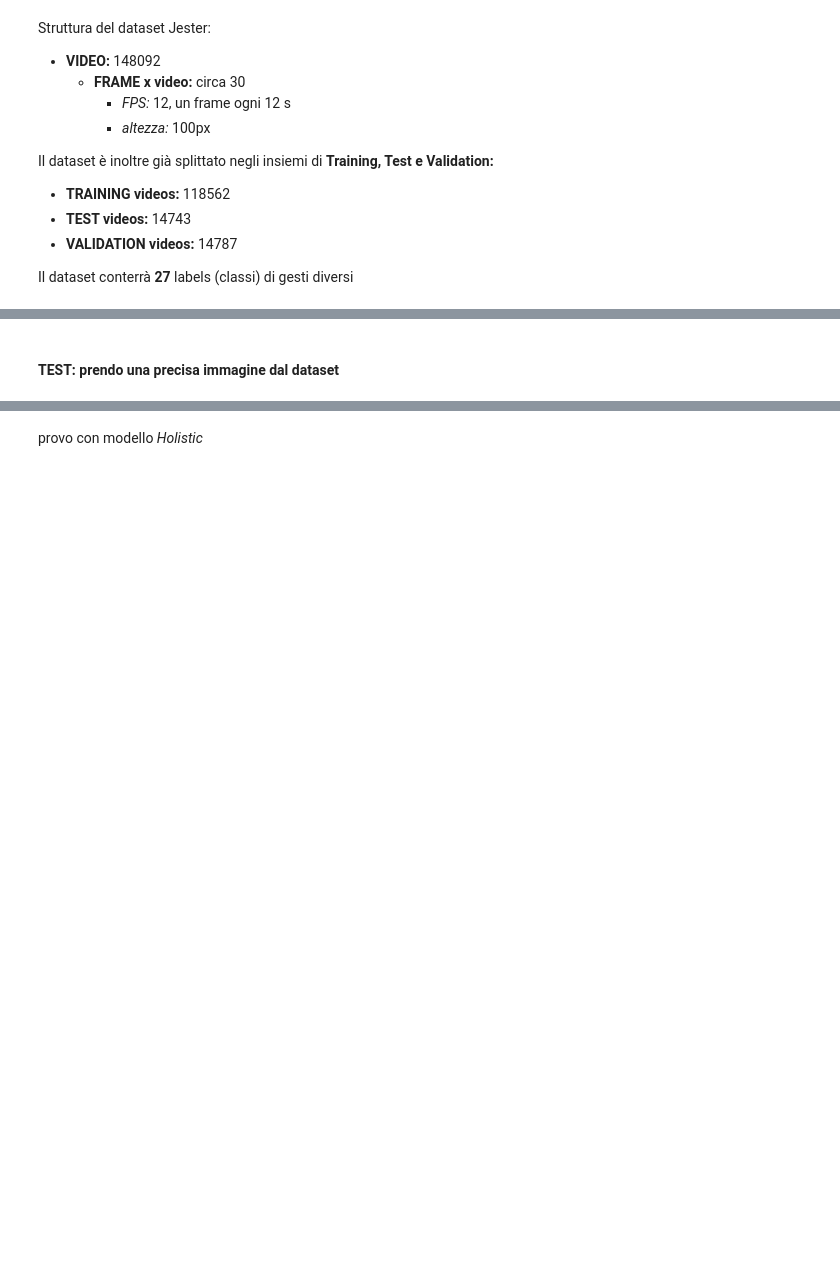
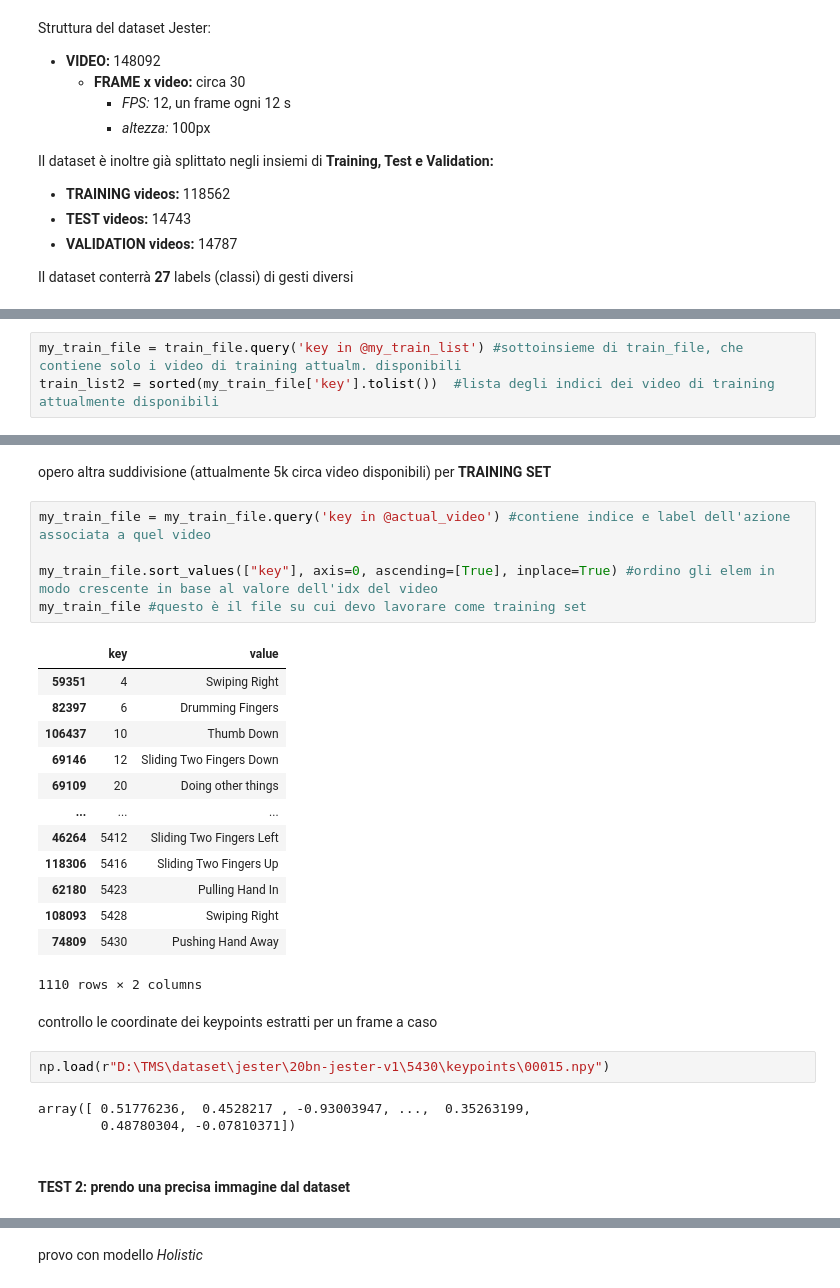
Before and after one commit to t-perniola/HGR-4-Social-Robotics, a Jupyter notebook: ActionDetectionDataset.ipynb, the cells around one changed output, grey strips where cells are left out. Drawn from its saved outputs; the diff is of its cells as text; blank space fills up the shorter version.

```diff
--- a/ActionDetectionDataset.ipynb
+++ b/ActionDetectionDataset.ipynb
@@ -190,0 +221,3 @@ numero di frames per ciascun video, rispettivamente: [37, 30, 35, 37, 35]
+# %%
+my_train_file = train_file.query('key in @my_train_list') #sottoinsieme di train_file, che contiene solo i video di training attualm. disponibili
+train_list2 = sorted(my_train_file['key'].tolist())  #lista degli indici dei video di training attualmente disponibili
@@ -191,3 +330,31 @@ numero di frames per ciascun video, rispettivamente: [37, 30, 35, 37, 35]
+# %% [markdown]
+opero altra suddivisione (attualmente 5k circa video disponibili) per **TRAINING SET**
+# %%
+my_train_file = my_train_file.query('key in @actual_video') #contiene indice e label dell'azione associata a quel video
+
+my_train_file.sort_values(["key"], axis=0, ascending=[True], inplace=True) #ordino gli elem in modo crescente in base al valore dell'idx del video
+my_train_file #questo è il file su cui devo lavorare come training set
+# %% [output]
+|  | key | value |
+| 59351 | 4 | Swiping Right |
+| 82397 | 6 | Drumming Fingers |
+| 106437 | 10 | Thumb Down |
+| 69146 | 12 | Sliding Two Fingers Down |
+| 69109 | 20 | Doing other things |
+| ... | ... | ... |
+| 46264 | 5412 | Sliding Two Fingers Left |
+| 118306 | 5416 | Sliding Two Fingers Up |
+| 62180 | 5423 | Pulling Hand In |
+| 108093 | 5428 | Swiping Right |
+| 74809 | 5430 | Pushing Hand Away |
+1110 rows × 2 columns
+# %% [markdown]
+controllo le coordinate dei keypoints estratti per un frame a caso
+# %%
+np.load(r"D:\TMS\dataset\jester\20bn-jester-v1\5430\keypoints\00015.npy")
+# %% [output]
+array([ 0.51776236,  0.4528217 , -0.93003947, ...,  0.35263199,
+        0.48780304, -0.07810371])
 # %% [markdown]
-#### **TEST:** prendo una precisa immagine dal dataset
+#### **TEST 2:** prendo una precisa immagine dal dataset
 # %%
```
Also changed, not shown: parts of 48 cells of this notebook, 3 other files.
